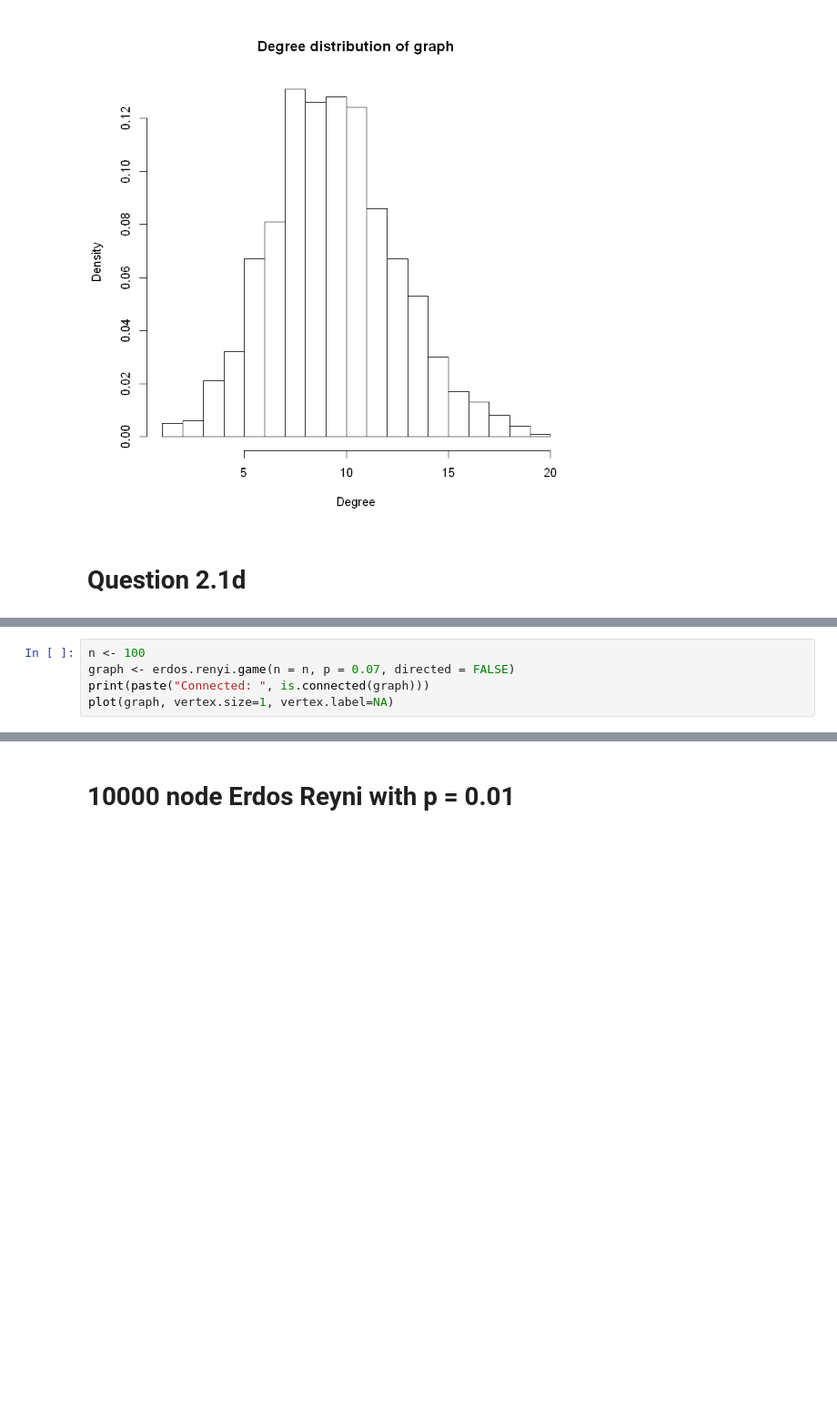
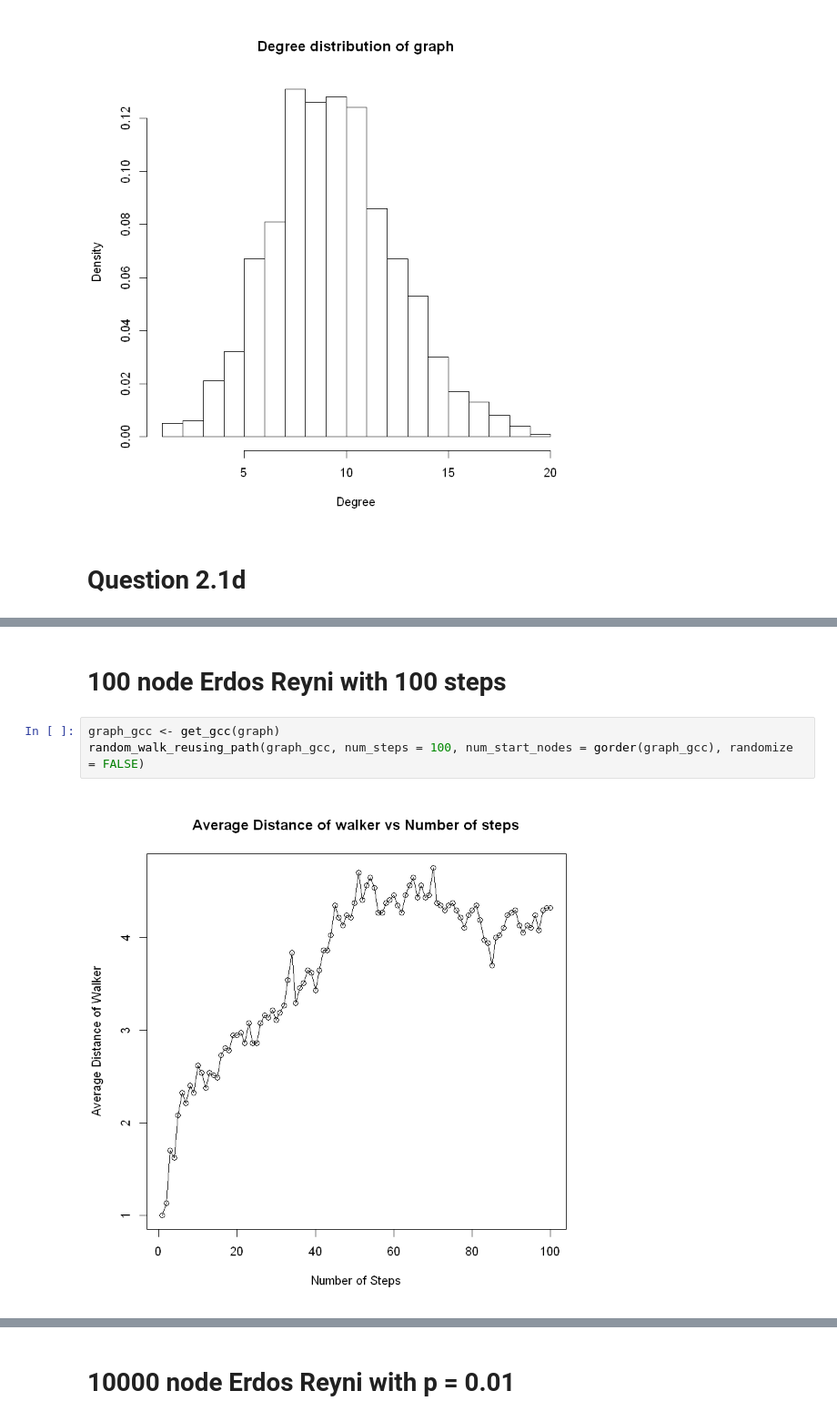
Before and after one commit to maithilibhide/ECE232, a Jupyter notebook: Project1/Qn2.1_2.2.ipynb, the cells around one changed output, grey strips where cells are left out. Shown at 91% size. Cells and saved outputs as stored; diff of their text form; blank space fills up the shorter version.

Commit message:
Adding 100 step 100 node Erdos Reyni

```diff
--- a/Project1/Qn2.1_2.2.ipynb
+++ b/Project1/Qn2.1_2.2.ipynb
@@ -212,5 +201,0 @@ random_walk_reusing_path(graph_gcc, num_steps = 30, num_start_nodes = gorder(gra
-# %%
-n <- 100
-graph <- erdos.renyi.game(n = n, p = 0.07, directed = FALSE)
-print(paste("Connected: ", is.connected(graph)))
-plot(graph, vertex.size=1, vertex.label=NA)
@@ -227,0 +210,7 @@ random_walk_reusing_path(graph_gcc, num_steps = 50, num_start_nodes = gorder(gra
+# %% [markdown]
+<h1>100 node Erdos Reyni with 100 steps</h1>
+# %%
+graph_gcc <- get_gcc(graph)
+random_walk_reusing_path(graph_gcc, num_steps = 100, num_start_nodes = gorder(graph_gcc), randomize = FALSE)
+# %% [output]
+[figure, added]
```
Also changed, not shown: parts of 8 cells of this notebook.
